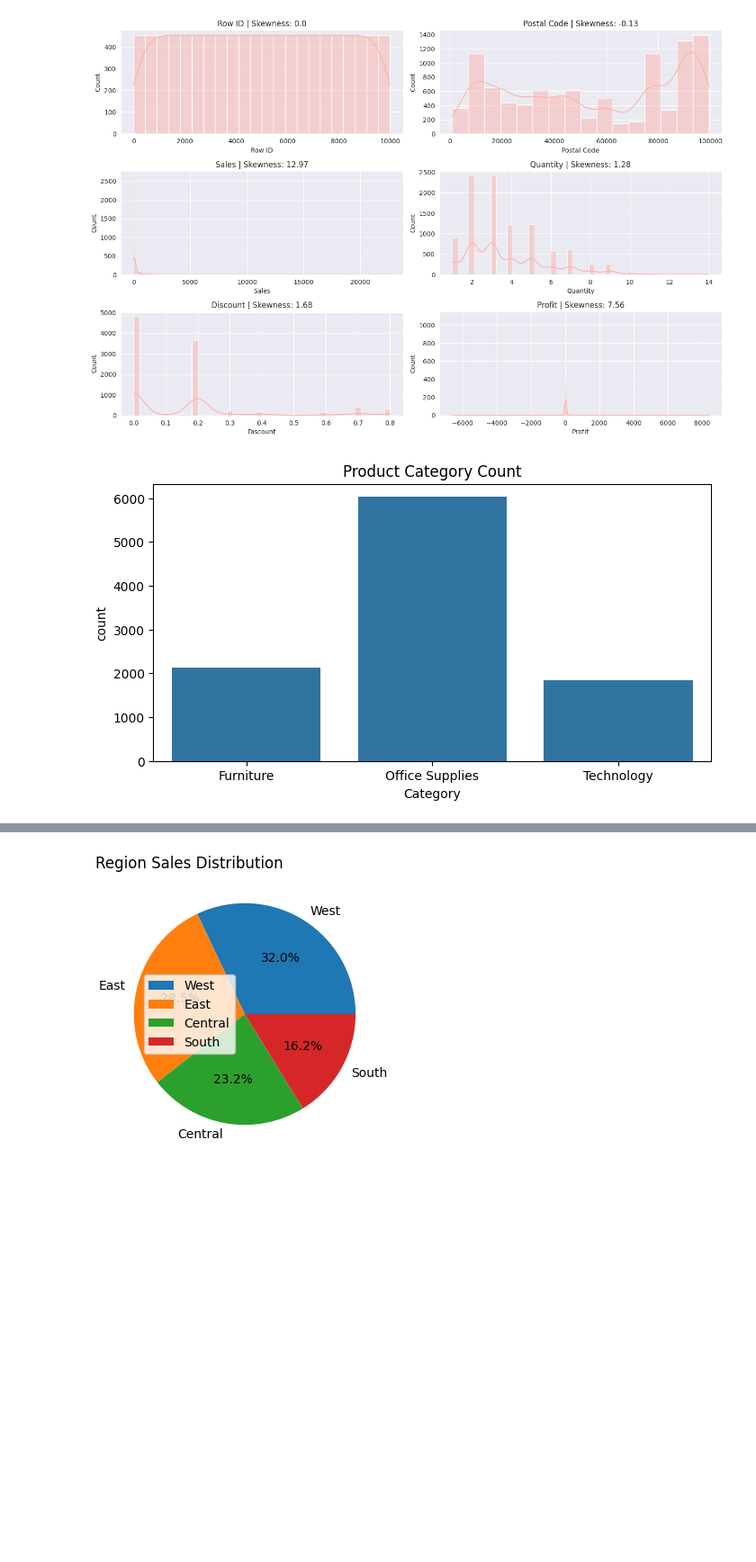
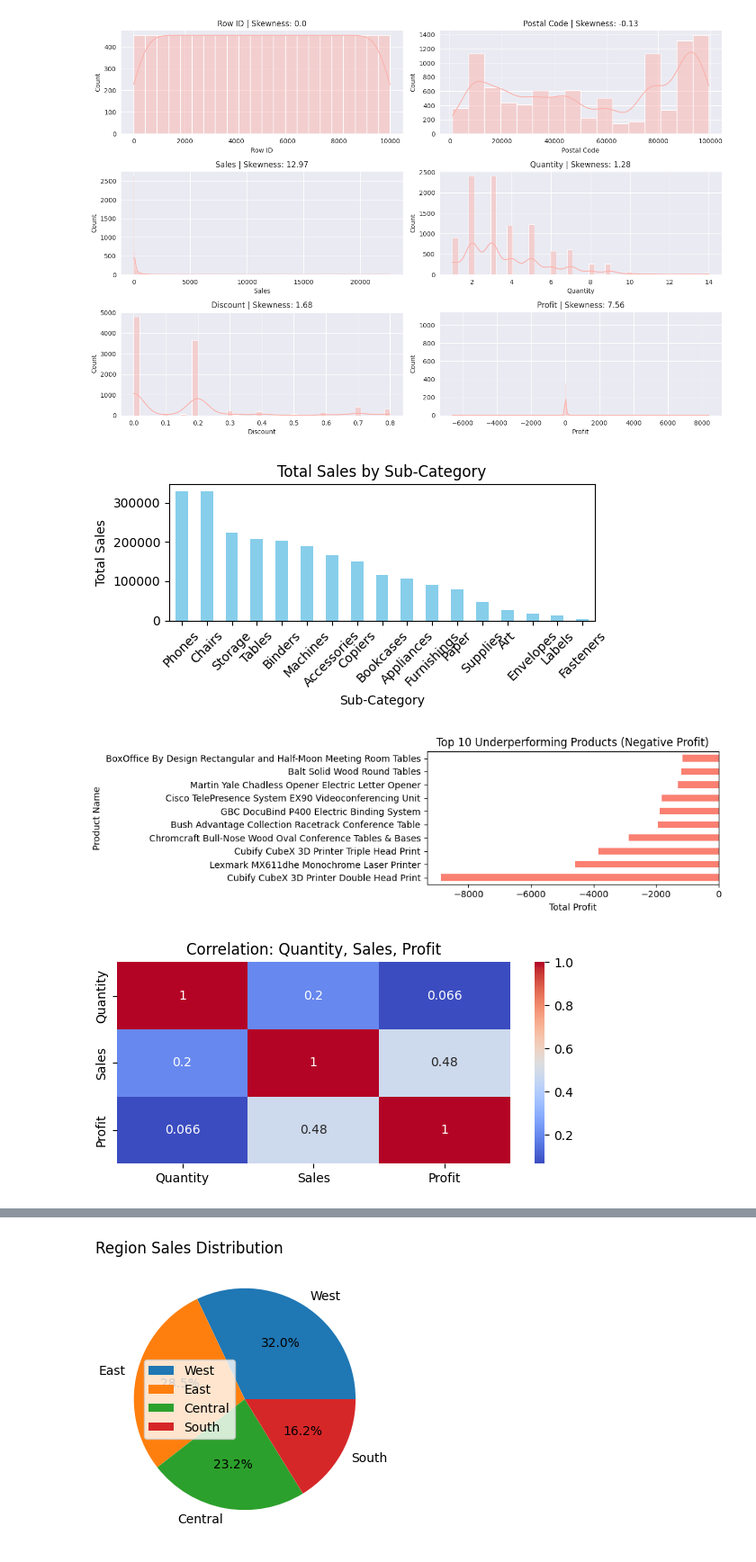
Before and after one commit to chaudharydhruv/Tops-Tech, a Jupyter notebook: Python/project/Eda_project.ipynb, the cells around one changed output, grey strips where cells are left out. Shown at 90% size. Saved outputs shown, nothing was run; the diff lists cells and outputs as text; code cells hidden in the pictures; blank space fills up the shorter version.

```diff
--- a/Python/project/Eda_project.ipynb
+++ b/Python/project/Eda_project.ipynb
@@ -92,11 +92,39 @@ plt.tight_layout()
 plt.show()
 # %% [output]
 [figure]
-# %%
-# Categorical Counts
-plt.figure(figsize=(8,4))
-sns.countplot(data=df, x='Category')
-plt.title('Product Category Count')
-plt.show()
-# %% [output]
-[figure, removed]
+# %%
+#Product Performance
+
+#  Which product sub-categories have the highest sales volume?
+sales_by_subcategory = df.groupby("Sub-Category")["Sales"].sum().sort_values(ascending=False)
+
+#  Are there underperforming products with negative or very low profits?
+profit_by_product = df.groupby("Product Name")["Profit"].sum().sort_values()
+underperforming_products = profit_by_product[profit_by_product < 0].head(10)
+
+#  Correlation between Quantity, Sales, and Profit
+correlation_matrix = df[["Quantity", "Sales", "Profit"]].corr()
+
+# Plotting
+plt.figure(figsize=(6, 3))
+sales_by_subcategory.plot(kind="bar", color="skyblue", title="Total Sales by Sub-Category")
+plt.ylabel("Total Sales")
+plt.xticks(rotation=45)
+plt.tight_layout()
+plt.show()
+
+plt.figure(figsize=(10, 3))
+underperforming_products.plot(kind="barh", color="salmon", title="Top 10 Underperforming Products (Negative Profit)")
+plt.xlabel("Total Profit")
+plt.tight_layout()
+plt.show()
+
+plt.figure(figsize=(6, 3))
+sns.heatmap(correlation_matrix, annot=True, cmap="coolwarm")
+plt.title("Correlation: Quantity, Sales, Profit")
+plt.tight_layout()
+plt.show()
+# %% [output]
+[figure, added]
+[figure, added]
+[figure, added]
```
Also changed, not shown: parts of 4 cells of this notebook.
